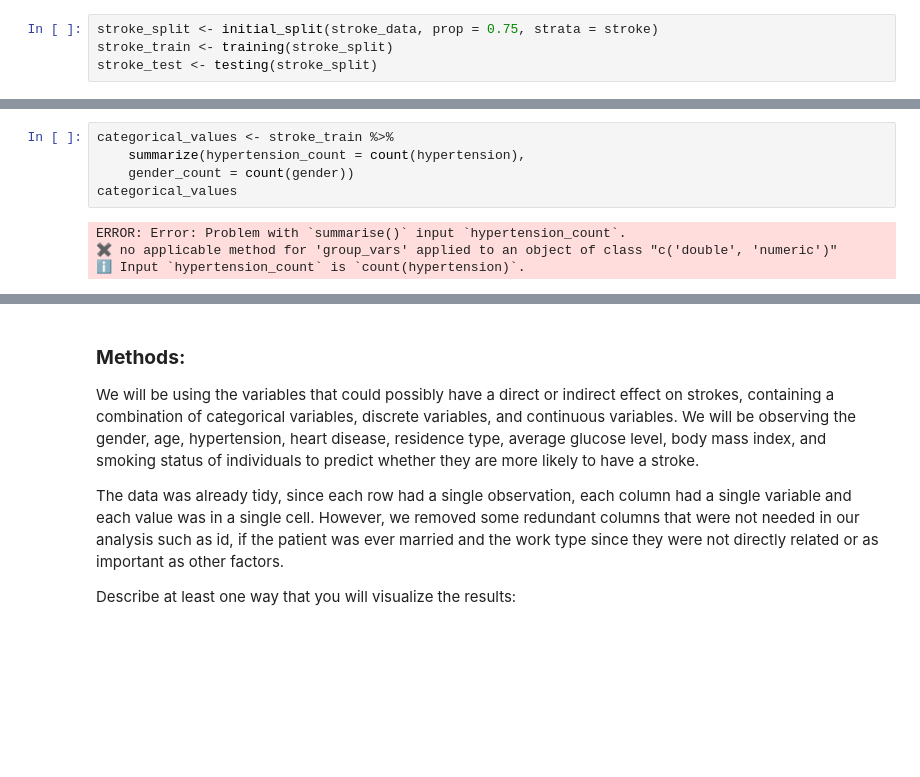
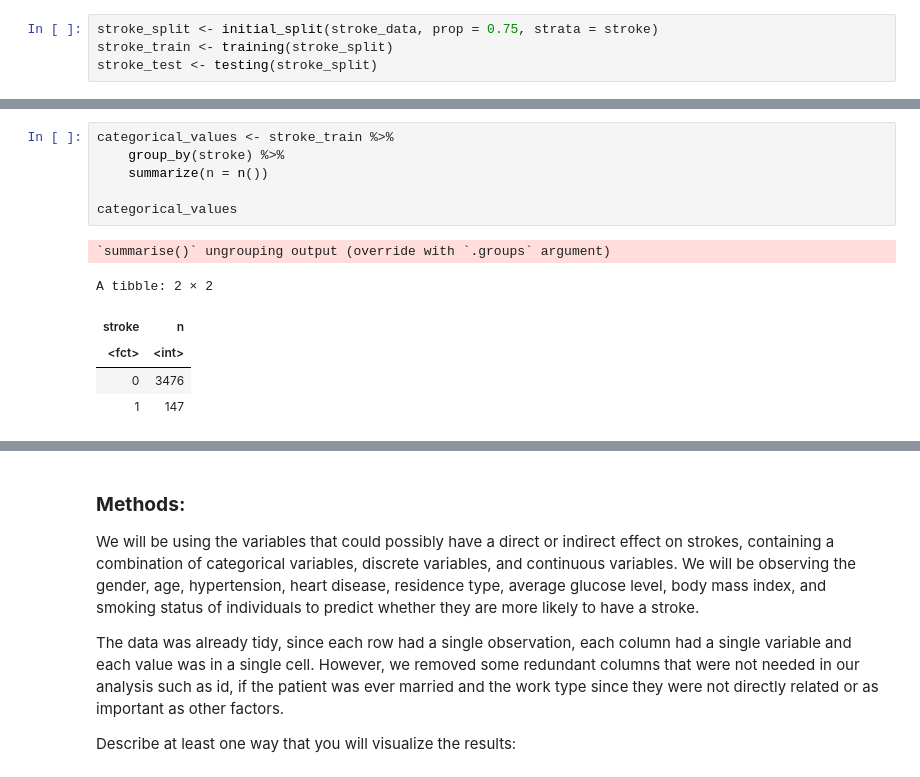
Before and after one commit to romansinkus/stroke-classification, a Jupyter notebook: Stroke_prediction.ipynb, the cells around one changed output, grey strips where cells are left out. Cells and saved outputs as stored; diff of their text form; blank space fills up the shorter version.

```diff
--- a/Stroke_prediction.ipynb
+++ b/Stroke_prediction.ipynb
@@ -96,9 +80,13 @@ A tibble: 1 × 3
-# %%
-categorical_values <- stroke_train %>%
-    summarize(hypertension_count = count(hypertension),
-    gender_count = count(gender))
-categorical_values
-# %% [output]
-ERROR: Error: Problem with `summarise()` input `hypertension_count`.
-✖ no applicable method for 'group_vars' applied to an object of class "c('double', 'numeric')"
-ℹ Input `hypertension_count` is `count(hypertension)`.
+# %%
+categorical_values <- stroke_train %>%
+    group_by(stroke) %>%
+    summarize(n = n())
+
+categorical_values
+# %% [output]
+`summarise()` ungrouping output (override with `.groups` argument)
+A tibble: 2 × 2
+| stroke | n |
+| <fct> | <int> |
+| 0 | 3476 |
+| 1 | 147 |
```
Also changed, not shown: parts of 5 cells of this notebook.
